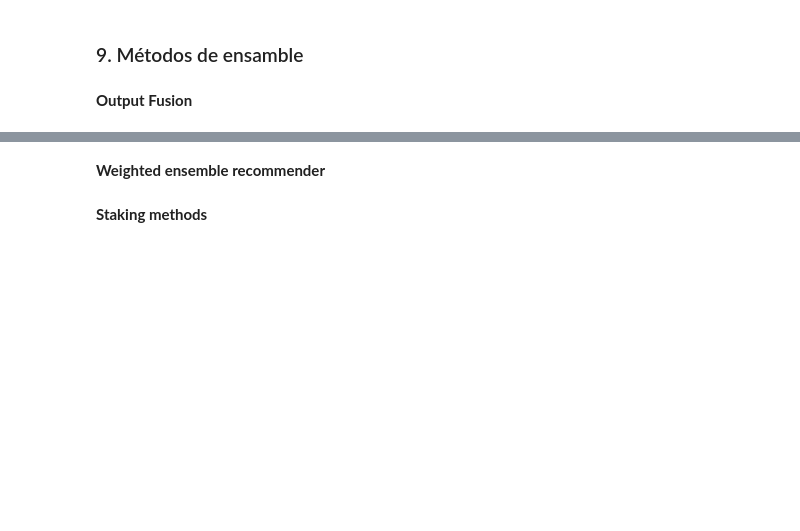
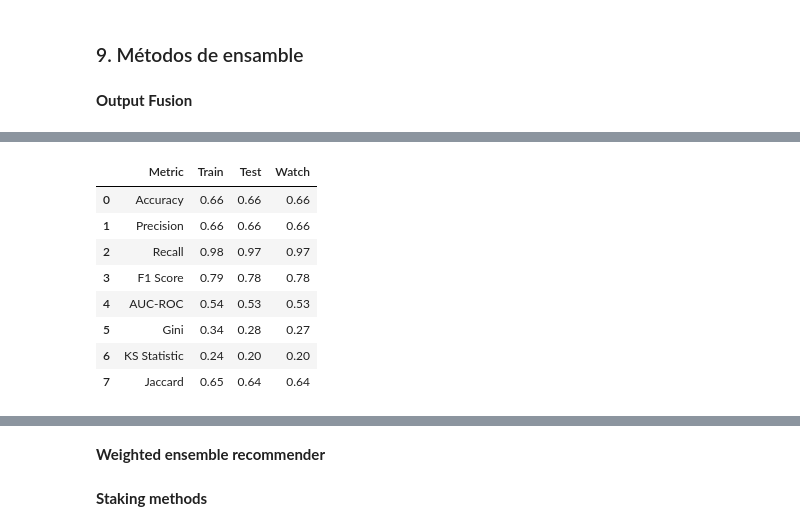
Before and after one commit to JCaballerot/Recommender-Systems, a Jupyter notebook: Hybrid_Recommender/Book_Crossing_Hybrid.ipynb, the cells around one changed output, grey strips where cells are left out. Cells and saved outputs as stored; diff of their text form; code cells hidden in the pictures; blank space fills up the shorter version.

```diff
--- a/Hybrid_Recommender/Book_Crossing_Hybrid.ipynb
+++ b/Hybrid_Recommender/Book_Crossing_Hybrid.ipynb
@@ -471,7 +765,7 @@ model.compile(optimizer=optimizer, loss='binary_crossentropy', metrics=['accurac
 # %%
 
 early_stopping = keras.callbacks.EarlyStopping(monitor='val_loss', patience=10, restore_best_weights=True)
-reduce_lr = keras.callbacks.ReduceLROnPlateau(monitor='val_loss', factor=0.2, patience=5, min_lr=0.0001)
+reduce_lr = keras.callbacks.ReduceLROnPlateau(monitor='val_loss', factor=0.5, patience=5, min_lr=0.0001)
 
 # Entrenar el modelo con Early Stopping y reducción de la tasa de aprendizaje
 history = model.fit(train_std, train.target, epochs=100, batch_size=64, validation_data=(watch_std, watch.target), verbose=1, callbacks=[early_stopping, reduce_lr])
@@ -521,3 +847,13 @@ results_ANN
 ### 9. Métodos de ensamble
 # %% [markdown]
  <b> Output Fusion </b>
+# %%
+
+train['prediction_xgboost']  = xgBoost.predict_proba(train[features])[:, 1]
+train['prediction_rna']      = model.predict(scaler.transform(train[features].fillna(0)))
+
+test['prediction_xgboost']  = xgBoost.predict_proba(test[features])[:, 1]
+test['prediction_rna']      = model.predict(scaler.transform(test[features].fillna(0)))
+
+watch['prediction_xgboost']  = xgBoost.predict_proba(watch[features])[:, 1]
+watch['prediction_rna']      = model.predict(scaler.transform(watch[features].fillna(0)))
@@ -523,0 +873,55 @@ results_ANN
+# %%
+#train['prediction_output_fusion'] = (train.prediction_xgboost + train.prediction_rna)/2
+#test['prediction_output_fusion']  = (test.prediction_xgboost + test.prediction_rna)/2
+#watch['prediction_output_fusion'] = (watch.prediction_xgboost + watch.prediction_rna)/2
+
+train['prediction_output_fusion'] = 2/(1/train.prediction_xgboost + 1/train.prediction_rna)
+test['prediction_output_fusion']  = 2/(1/test.prediction_xgboost  + 1/test.prediction_rna)
+watch['prediction_output_fusion'] = 2/(1/watch.prediction_xgboost + 1/watch.prediction_rna)
+# %%
+results_output_fusion = pd.DataFrame(columns=['Metric', 'Train', 'Test', 'Watch'])
+
+metrics = [
+    ("Accuracy", accuracy_score),
+    ("Precision", precision_score),
+    ("Recall", recall_score),
+    ("F1 Score", f1_score),
+    ("AUC-ROC", roc_auc_score),
+    ("Gini", gini),
+    ("KS Statistic", ks_statistic),
+    ("Jaccard", jaccard_score)
+]
+
+for metric_name, metric_func in metrics:
+    if metric_name in ["Gini", "KS Statistic"]:  # Si la métrica requiere probabilidades
+        train_score = metric_func(train['target'], train['prediction_output_fusion'])
+        test_score = metric_func(test['target'], test['prediction_output_fusion'])
+        watch_score = metric_func(watch['target'], watch['prediction_output_fusion'])
+
+    else:  # Si la métrica se aplica a etiquetas
+        train_score = metric_func(train['target'], train['prediction_output_fusion'].apply(lambda x: 1 if x > 0.5 else 0))
+        test_score = metric_func(test['target'],   test['prediction_output_fusion'].apply(lambda x: 1 if x > 0.5 else 0))
+        watch_score = metric_func(watch['target'], watch['prediction_output_fusion'].apply(lambda x: 1 if x > 0.5 else 0))
+
+    results_output_fusion = results_output_fusion.append({
+        'Metric': metric_name,
+        'Train': train_score,
+        'Test': test_score,
+        'Watch': watch_score
+    }, ignore_index=True)
+
+
+pd.set_option('display.float_format', '{:.2f}'.format)
+
+# Mostrar los resultados
+results_output_fusion
+# %% [output]
+|  | Metric | Train | Test | Watch |
+| 0 | Accuracy | 0.66 | 0.66 | 0.66 |
+| 1 | Precision | 0.66 | 0.66 | 0.66 |
+| 2 | Recall | 0.98 | 0.97 | 0.97 |
+| 3 | F1 Score | 0.79 | 0.78 | 0.78 |
+| 4 | AUC-ROC | 0.54 | 0.53 | 0.53 |
+| 5 | Gini | 0.34 | 0.28 | 0.27 |
+| 6 | KS Statistic | 0.24 | 0.20 | 0.20 |
+| 7 | Jaccard | 0.65 | 0.64 | 0.64 |
```
Also changed, not shown: parts of 38 cells of this notebook.
